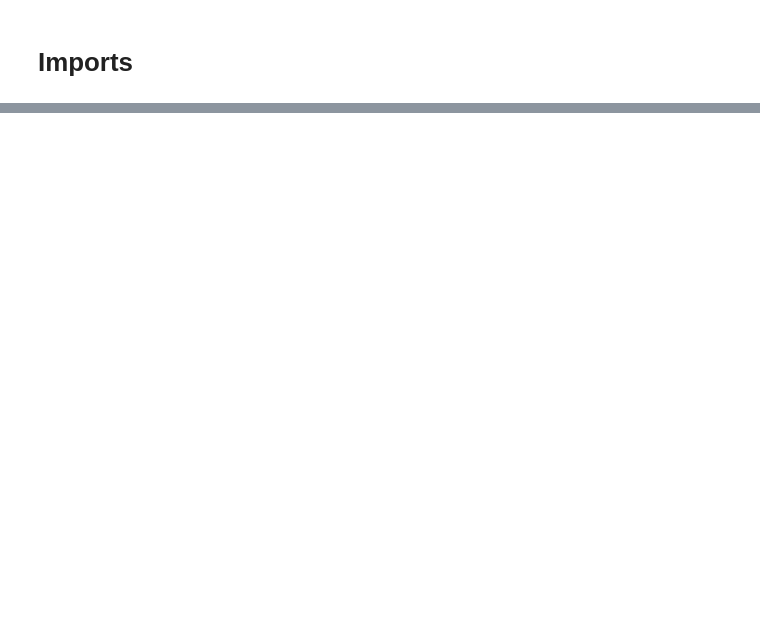
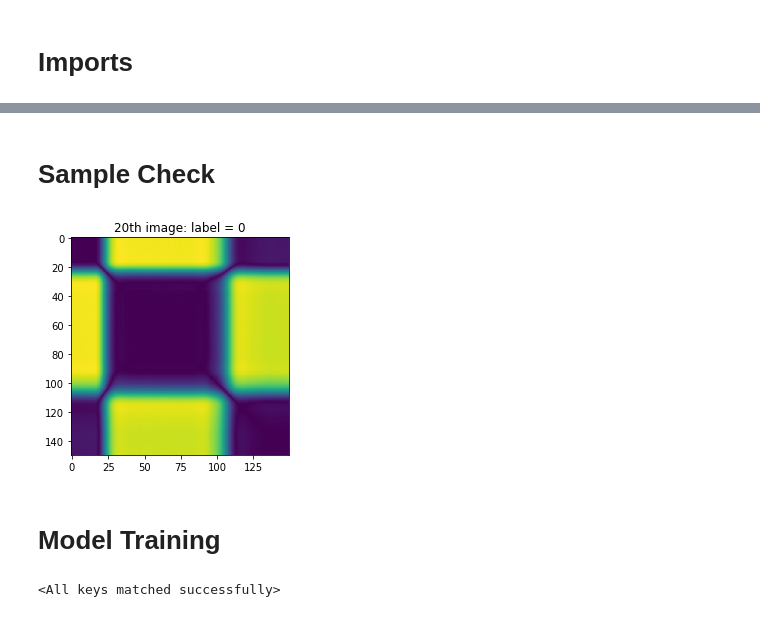
Before and after one commit to johnwslee/Data_Science_Libraries, a Jupyter notebook: recurrence_plot/recurrence_plot_test.ipynb, the cells around one changed output, grey strips where cells are left out. Cells and saved outputs as stored; diff of their text form; code cells hidden in the pictures; blank space fills up the shorter version.

```diff
--- a/recurrence_plot/recurrence_plot_test.ipynb
+++ b/recurrence_plot/recurrence_plot_test.ipynb
@@ -83,0 +115,14 @@ for idx_2 in y_train_2.tolist()[:5]:
+# %%
+X_train_tensor = torch.Tensor(X_train_new)
+X_train_tensor = X_train_tensor.unsqueeze(1)
+y_train_tensor = torch.Tensor(y_train)
+
+X_test_tensor = torch.Tensor(X_test_new)
+X_test_tensor = X_test_tensor.unsqueeze(1)
+y_test_tensor = torch.Tensor(y_test)
+# %%
+train_dataset = TensorDataset(X_train_tensor, y_train_tensor)
+trainloader = DataLoader(train_dataset, batch_size=50, shuffle=True)
+
+test_dataset = TensorDataset(X_test_tensor, y_test_tensor)
+validloader = DataLoader(test_dataset, batch_size=10, shuffle=True)
@@ -83,0 +173,11 @@ for idx_2 in y_train_2.tolist()[:5]:
+# %% [markdown]
+# Sample Check
+# %%
+image, label = next(iter(trainloader))  # Get a random batch of 64 images
+i = np.random.randint(0, 50)            # Choose one image at random
+plt.imshow(image[i, 0])    # Plot
+plt.title(f"{i}th image: label = {int(label[i])}");
+# %% [output]
+[figure, added]
+# %% [markdown]
+# Model Training
@@ -83,0 +236,11 @@ for idx_2 in y_train_2.tolist()[:5]:
+# %%
+# To move the weights which were saved in gpu to cpu (codes from pytorch tutorial)
+
+PATH = "model.pt"
+torch.save(net.state_dict(), PATH)
+
+device = torch.device('cpu')
+model = ConvolutionalNeuralNetwork()
+model.load_state_dict(torch.load(PATH, map_location=device))
+# %% [output]
+<All keys matched successfully>
```
Also changed, not shown: parts of 29 cells of this notebook.
